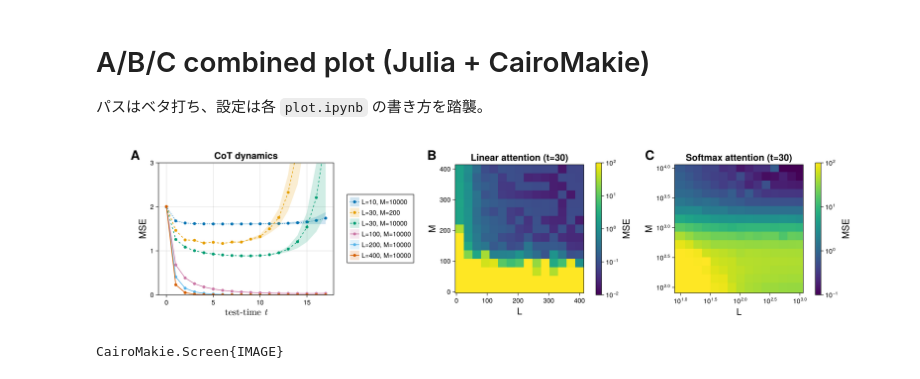
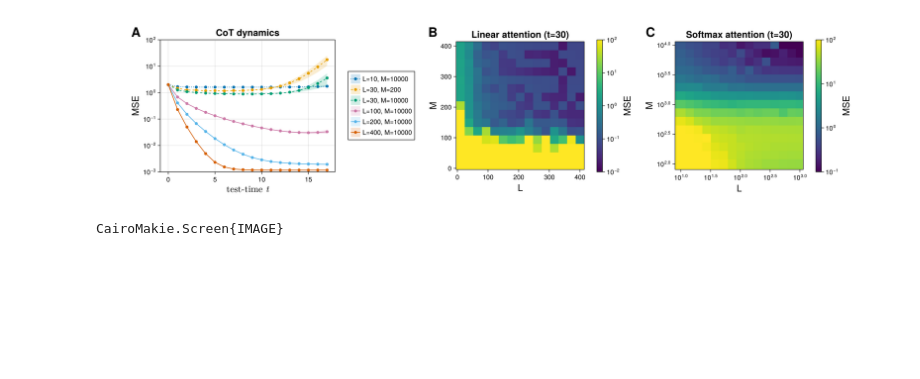
Before and after one commit to taka255/cot_asymptotics, a Jupyter notebook: plot_all.ipynb, the cells around one changed output. Cells and saved outputs as stored; diff of their text form; code cells hidden in the pictures; blank space fills up the shorter version.

```diff
--- a/plot_all.ipynb
+++ b/plot_all.ipynb
@@ -1,3 +0,0 @@
-# %% [markdown]
-# A/B/C combined plot (Julia + CairoMakie)
-パスはベタ打ち、設定は各 `plot.ipynb` の書き方を踏襲。
@@ -4,8 +6,4 @@
 # %%
-using CairoMakie
-using CSV
-using DataFrames
-using DelimitedFiles
 
 # ===== hard-coded paths =====
 LD_DIR = "/home/takanami/cot_asymptotics/linear_dynamics/results/linear_dynamics_20260417_170446"
@@ -44,7 +42,7 @@ sh_t = vec(Int.(readdlm(joinpath(SH_DIR, "EVAL_T_list.csv"), ',', Float64)))
 sh_t_heat = 30
 sh_heat = readdlm(joinpath(SH_DIR, "heat_t$(sh_t_heat).csv"), ',', Float64)
 
-# 列構成: 1=axA, 2=Legend, 3=axB, 4=CbarB, 5=axC, 6=CbarC
+
 fig = Figure(size = (1700, 400))
 titlesize = 20
 labelsize = 20
@@ -55,10 +53,11 @@ axA = Axis(
     xlabel = L"test-time $t$",
     ylabel = "MSE",
     title = "CoT dynamics",
-    limits = (nothing, nothing, 0.0, 3.0),
+    limits = (nothing, nothing, 1e-3 , 100.0),
     xlabelsize = labelsize,
     ylabelsize = labelsize,
     titlesize = titlesize,
+    yscale = log10,
 )
 linetypes = [:solid, :dash, :dot, :dashdot]
 colors = Makie.wong_colors()
@@ -118,33 +117,33 @@ axC = Axis(
     xscale = log10,
     yscale = log10,
     aspect = 1,
     titlesize = titlesize,
     xlabelsize = labelsize,
     ylabelsize = labelsize,
 )
 hmC = heatmap!(axC, sh_n, sh_m, sh_heat,
     colormap = :viridis,
     colorscale = log10,
     colorrange = (10^(-1), 10^2),
 )
 Colorbar(fig[1, 6], hmC, label = "MSE", labelsize = labelsize)
 
 # ---------- A/B/C labels ----------
 Label(fig[1, 1, TopLeft()], "A", fontsize = 28, font = :bold, padding = (0, 40, 0, 0))
 Label(fig[1, 3, TopLeft()], "B", fontsize = 28, font = :bold, padding = (0, 40, 0, 0))
 Label(fig[1, 5, TopLeft()], "C", fontsize = 28, font = :bold, padding = (0, 40, 0, 0))
 
-# colorbar列を固定幅に、凡例列も固定幅に
+
 colsize!(fig.layout, 1, Relative(0.3))  # A
 colsize!(fig.layout, 2, Fixed(160))       # Legend
 colsize!(fig.layout, 3, Relative(0.22))   # B
 colsize!(fig.layout, 4, Fixed(25))        # CbarB
 colsize!(fig.layout, 5, Relative(0.22))   # C
 colsize!(fig.layout, 6, Fixed(25))        # CbarC
 colgap!(fig.layout, 20)
 
 #save("linear_dynamics.pdf", fig)
 display(fig)
 # %% [output]
-[figure, old version]
+[figure, new version]
 CairoMakie.Screen{IMAGE}
```
Also changed, not shown: parts of 1 cell of this notebook, 35 other files.
